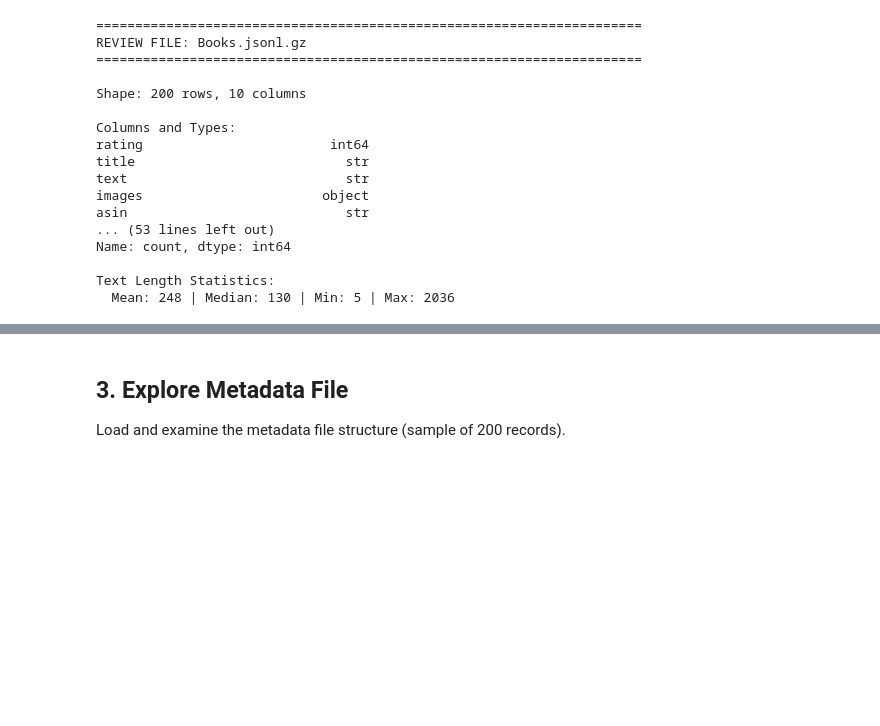
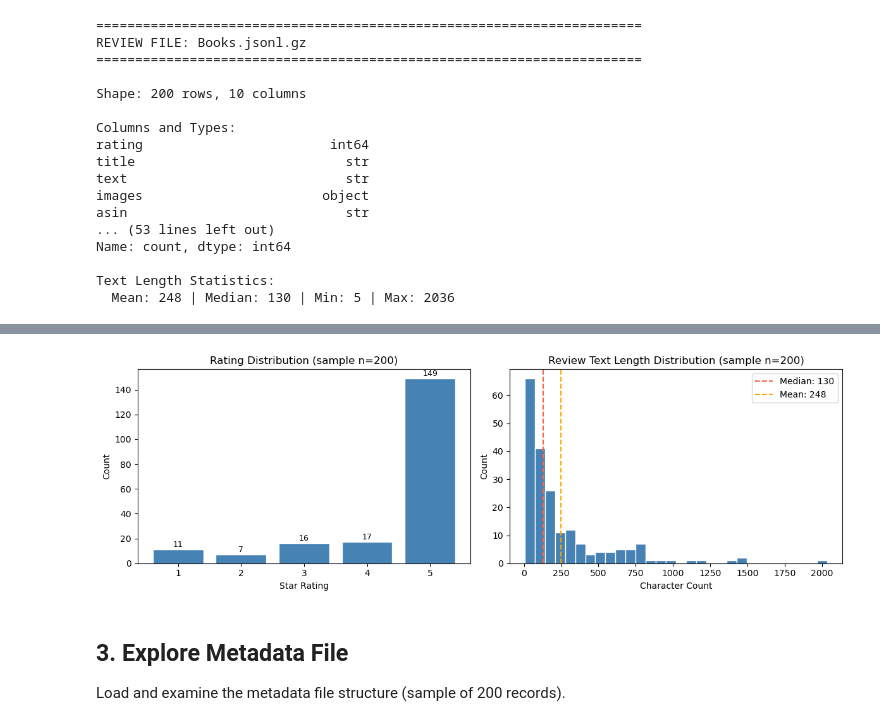
Before and after one commit to UBC-MDS/DSCI_575_project_jchuang_esteki, a Jupyter notebook: notebooks/01_exploration.ipynb, the cells around one changed output, grey strips where cells are left out. Cells and saved outputs as stored; diff of their text form; code cells hidden in the pictures; blank space fills up the shorter version.

Commit message:
Add EDA plots for review data and metadata during exploration stage

```diff
--- a/notebooks/01_exploration.ipynb
+++ b/notebooks/01_exploration.ipynb
@@ -158,3 +176,32 @@ Text Length Statistics:
+# %%
+import matplotlib.pyplot as plt
+
+fig, axes = plt.subplots(1, 2, figsize=(12, 4))
+
+# Plot 1: Rating distribution bar chart
+rating_counts = df_reviews['rating'].value_counts().sort_index()
+axes[0].bar(rating_counts.index, rating_counts.values, color='steelblue', edgecolor='white')
+axes[0].set_title('Rating Distribution (sample n=200)')
+axes[0].set_xlabel('Star Rating')
+axes[0].set_ylabel('Count')
+axes[0].set_xticks([1, 2, 3, 4, 5])
+for i, (rating, count) in enumerate(rating_counts.items()):
+    axes[0].text(rating, count + 0.5, str(count), ha='center', va='bottom', fontsize=9)
+
+# Plot 2: Review text length histogram
+text_lengths = df_reviews['text'].astype(str).str.len()
+axes[1].hist(text_lengths, bins=30, color='steelblue', edgecolor='white')
+axes[1].axvline(text_lengths.median(), color='tomato', linestyle='--', label=f'Median: {text_lengths.median():.0f}')
+axes[1].axvline(text_lengths.mean(), color='orange', linestyle='--', label=f'Mean: {text_lengths.mean():.0f}')
+axes[1].set_title('Review Text Length Distribution (sample n=200)')
+axes[1].set_xlabel('Character Count')
+axes[1].set_ylabel('Count')
+axes[1].legend()
+
+plt.tight_layout()
+plt.show()
+# %% [output]
+[figure, added]
 # %% [markdown]
 ## 3. Explore Metadata File
 
```
Also changed, not shown: parts of 4 cells of this notebook, 1 other file.
